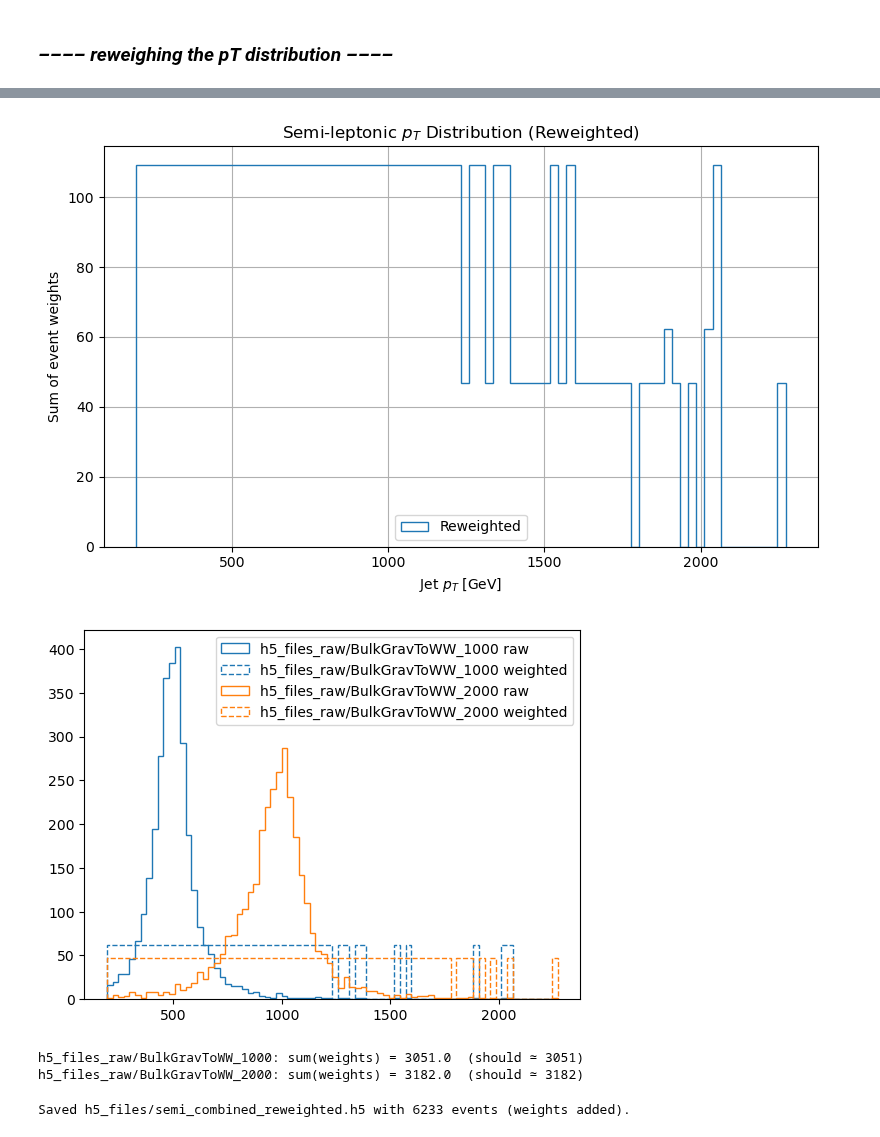
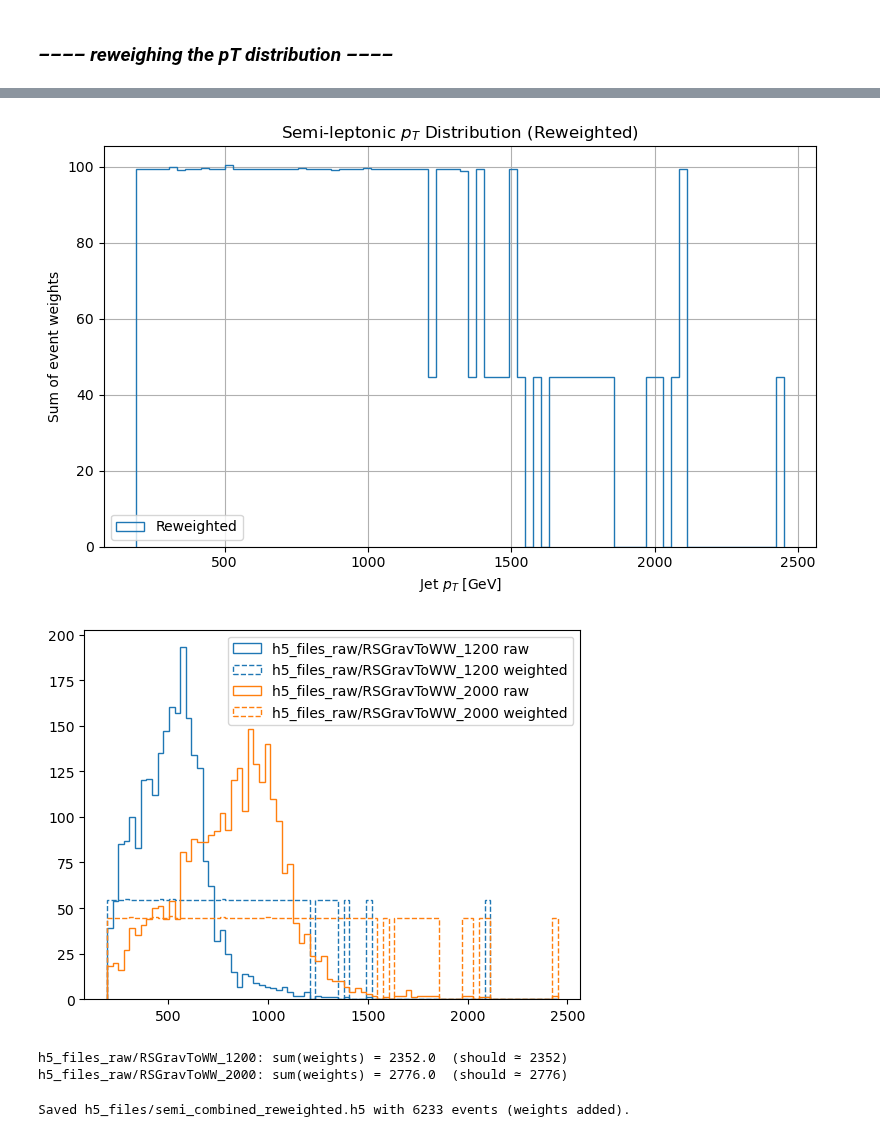
Before and after one commit to aimenobaid/polarization, a Jupyter notebook: NN_semi.ipynb, the cells around one changed output, grey strips where cells are left out. Drawn from its saved outputs; the diff is of its cells as text; code cells hidden in the pictures.

```diff
--- a/NN_semi.ipynb
+++ b/NN_semi.ipynb
@@ -33,7 +33,7 @@ warnings.filterwarnings("ignore")
 # ——— 1) CONFIGURATION ———
 
 # List semi‑lep feature files & their mass labels:
-mass_points = ["h5_files_raw/BulkGravToWW_1000", "h5_files_raw/BulkGravToWW_2000"]
+mass_points = ["h5_files_raw/RSGravToWW_1200", "h5_files_raw/RSGravToWW_2000"]
 semi_files  = [f"{m}_semi_features.h5"   for m in mass_points]
 # Number of pT bins
 n_bins = 80
@@ -110,7 +110,7 @@ for mass in mass_points:
-[figure, old version]
+[figure, new version]
-[figure, old version]
+[figure, new version]
-h5_files_raw/BulkGravToWW_1000: sum(weights) = 3051.0  (should ≃ 3051)
-h5_files_raw/BulkGravToWW_2000: sum(weights) = 3182.0  (should ≃ 3182)
+h5_files_raw/RSGravToWW_1200: sum(weights) = 2352.0  (should ≃ 2352)
+h5_files_raw/RSGravToWW_2000: sum(weights) = 2776.0  (should ≃ 2776)
 # %%
 # ——— 7) CLEAN UP & SAVE ———
 df_all.drop(columns="pt_bin", inplace=True)
```
Also changed, not shown: parts of 6 cells of this notebook, 1 other file.
